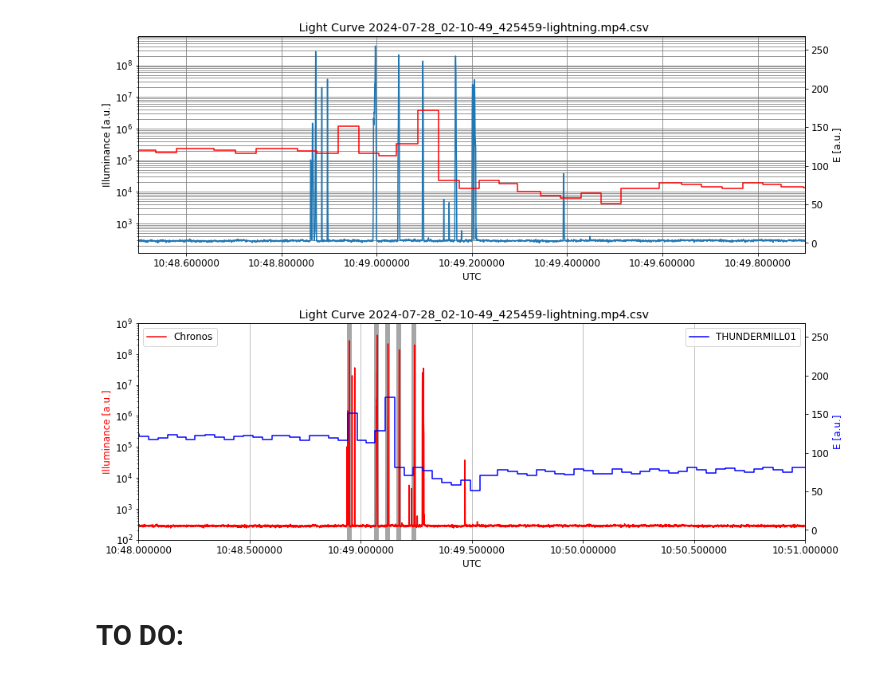
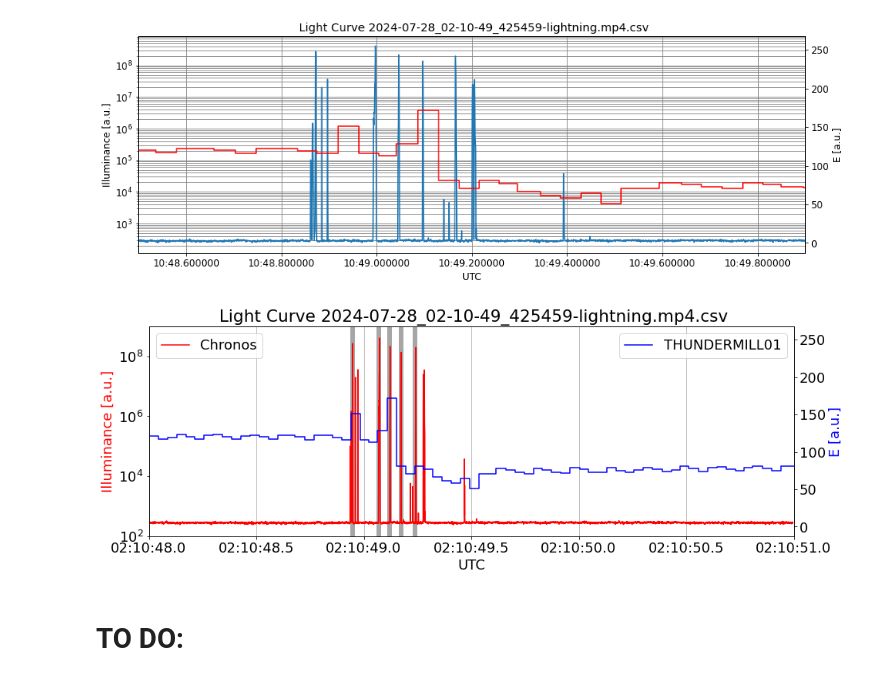
Before and after one commit to ODZ-UJF-AV-CR/thesis_parallella, a Jupyter notebook: notebooks/videos2022-P.ipynb, the cells around one changed output. Drawn from its saved outputs; the diff is of its cells as text; code cells hidden in the pictures.

Commit message:
bigger font

```diff
--- a/notebooks/videos2022-P.ipynb
+++ b/notebooks/videos2022-P.ipynb
@@ -26,6 +26,7 @@ import glob
 import os
 import time
 import pandas as pd
+import matplotlib.dates as mdates
 
 #directory = '/storage/experiments/2022/0520_bourka_nakv'
 directory = '/storage/experiments/2022/0909_bourka_CAR1/chronos_mp4'
@@ -53,7 +54,7 @@ directory = '/storage/experiments/2022/0826_bourka_staryvestec_CAR0/chronos'
 #directory = '/storage/experiments/2024/0628_bourka_hosin/'
 #directory = '/storage/experiments/2024/0627_bourka_JH/chronos'
 #directory = '/storage/experiments/2024/0703_bourka_D3/chronos'
-#directory = '/storage/experiments/2024/0727_bourka_sobeslav/chronos' # THUNDERMILL01
+directory = '/storage/experiments/2024/0727_bourka_sobeslav/chronos' # THUNDERMILL01
 #directory = '/storage/experiments/2021/0609_bourka_sobeslav/video' # CG init
 # %%
 for f in glob.iglob(directory + "/*.mp4"): # generator, search immediate subdirectories
@@ -1101,38 +1103,42 @@ Text(0, 0.5, 'E [a.u.]')
 [figure]
 # %%
 plt.figure(figsize=(15,5))
-plt.rc('font', size=12)
+plt.rc('font', size=18)
 
 
 plt.vlines([pd.to_datetime('2024-07-28 02:10:48.9487'),pd.to_datetime('2024-07-28 02:10:49.07'),pd.to_datetime('2024-07-28 02:10:49.1193'),pd.to_datetime('2024-07-28 02:10:49.172'),pd.to_datetime('2024-07-28 02:10:49.2393')],ymin=0,ymax=1e9, lw=6, color='gray', alpha=0.7)
 
 plt.plot(y['abstime'] + pd.to_timedelta(0.076, 's'),y['0'], label='Chronos', color='red')
 plt.yscale('log')
 plt.ylim(1e2,1e9)
 plt.title(' Light Curve ' + st)
 plt.ylabel('Illuminance [a.u.]', color='red')
 #plt.grid(which='major', color='grey', linestyle='-')
 #plt.grid(which='minor', color='grey', linestyle='-')
 plt.grid(axis='x')
 plt.xlabel('UTC')
+ax = plt.gca()
+xfmt = lambda x, pos: mdates.DateFormatter('%H:%M:%S.%f')(x)[:-5]
+ax.xaxis.set_major_formatter(plt.FuncFormatter(xfmt))
+plt.tick_params(axis='x', labelrotation=0)
 #plt.xlim(pd.to_datetime('2024-07-28 02:10:48.5'),pd.to_datetime('2024-07-28 02:10:49.9'))
 plt.xlim(pd.to_datetime('2024-07-28 02:10:48'),pd.to_datetime('2024-07-28 02:10:51'))
 plt.legend(loc=2)
 
 plt.twinx()
 
 plt.plot(df[30], color='blue', drawstyle='steps-mid', label='THUNDERMILL01')
 #plt.plot(df.loc['2024-07-28 02:10:48.5':'2024-07-28 02:10:49',30], color='red', drawstyle='steps-mid')
 #plt.plot(df[30])
 #plt.ylim(10,140)
 plt.ylabel('E [a.u.]', color='blue')
 plt.legend(loc=1)
 
 #plt.vlines([pd.to_datetime('2024-07-28 02:10:48.948'),pd.to_datetime('2024-07-28 02:10:49.07'),pd.to_datetime('2024-07-28 02:10:49.1195'),pd.to_datetime('2024-07-28 02:10:49.172'),pd.to_datetime('2024-07-28 02:10:49.2395')],ymin=0,ymax=255, lw=5, color='yellow', alpha=0.5)
 
 plt.savefig("/home/kakl/thesis_parallella/pic/fig_thundermill_2.png", format="png", dpi=600, bbox_inches="tight")
 # %% [output]
-[figure, old version]
+[figure, new version]
 # %% [markdown]
 # TO DO:
 # %% [markdown]
```
Also changed, not shown: parts of 1 cell of this notebook, 11 other files.
